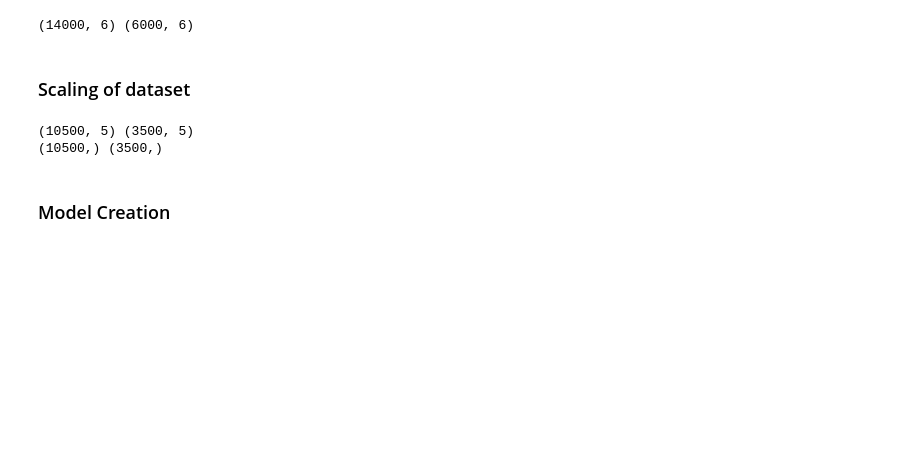
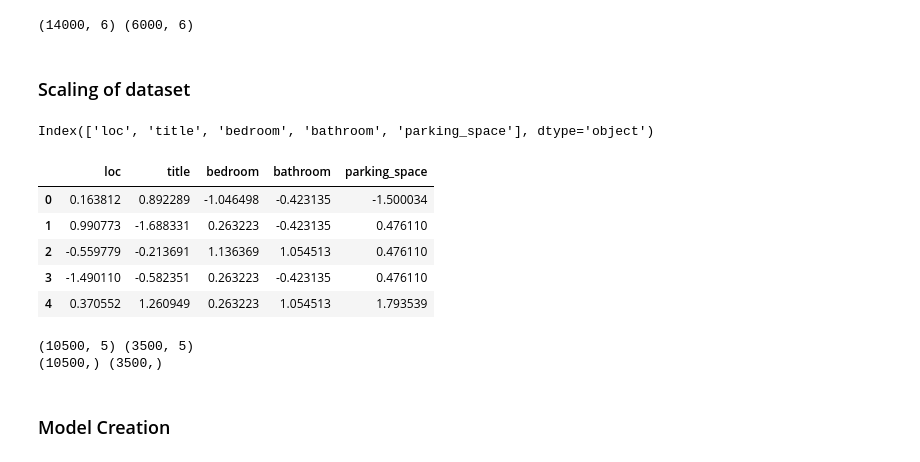
Before and after one commit to veronicaeyo/house_price_prediction, a Jupyter notebook: house_prediction.ipynb, the cells around one changed output. Drawn from its saved outputs; the diff is of its cells as text; code cells hidden in the pictures; blank space fills up the shorter version.

```diff
--- a/house_prediction.ipynb
+++ b/house_prediction.ipynb
@@ -613,6 +218,19 @@ train_scaler = scaler.fit(X)
 X = train_scaler.transform(X)
 # scaler.fit(X_test)
 X_test = train_scaler.transform(X_test)
+# %%
+x_cols = df_train.columns[0:-1]
+print(x_cols)
+X = pd.DataFrame(X, columns=x_cols)
+X.head()
+# %% [output]
+Index(['loc', 'title', 'bedroom', 'bathroom', 'parking_space'], dtype='object')
+|  | loc | title | bedroom | bathroom | parking_space |
+| 0 | 0.163812 | 0.892289 | -1.046498 | -0.423135 | -1.500034 |
+| 1 | 0.990773 | -1.688331 | 0.263223 | -0.423135 | 0.476110 |
+| 2 | -0.559779 | -0.213691 | 1.136369 | 1.054513 | 0.476110 |
+| 3 | -1.490110 | -0.582351 | 0.263223 | -0.423135 | 0.476110 |
+| 4 | 0.370552 | 1.260949 | 0.263223 | 1.054513 | 1.793539 |
 # %%
 # split dataset
 
```
Also changed, not shown: parts of 69 cells of this notebook, 2 other files.
